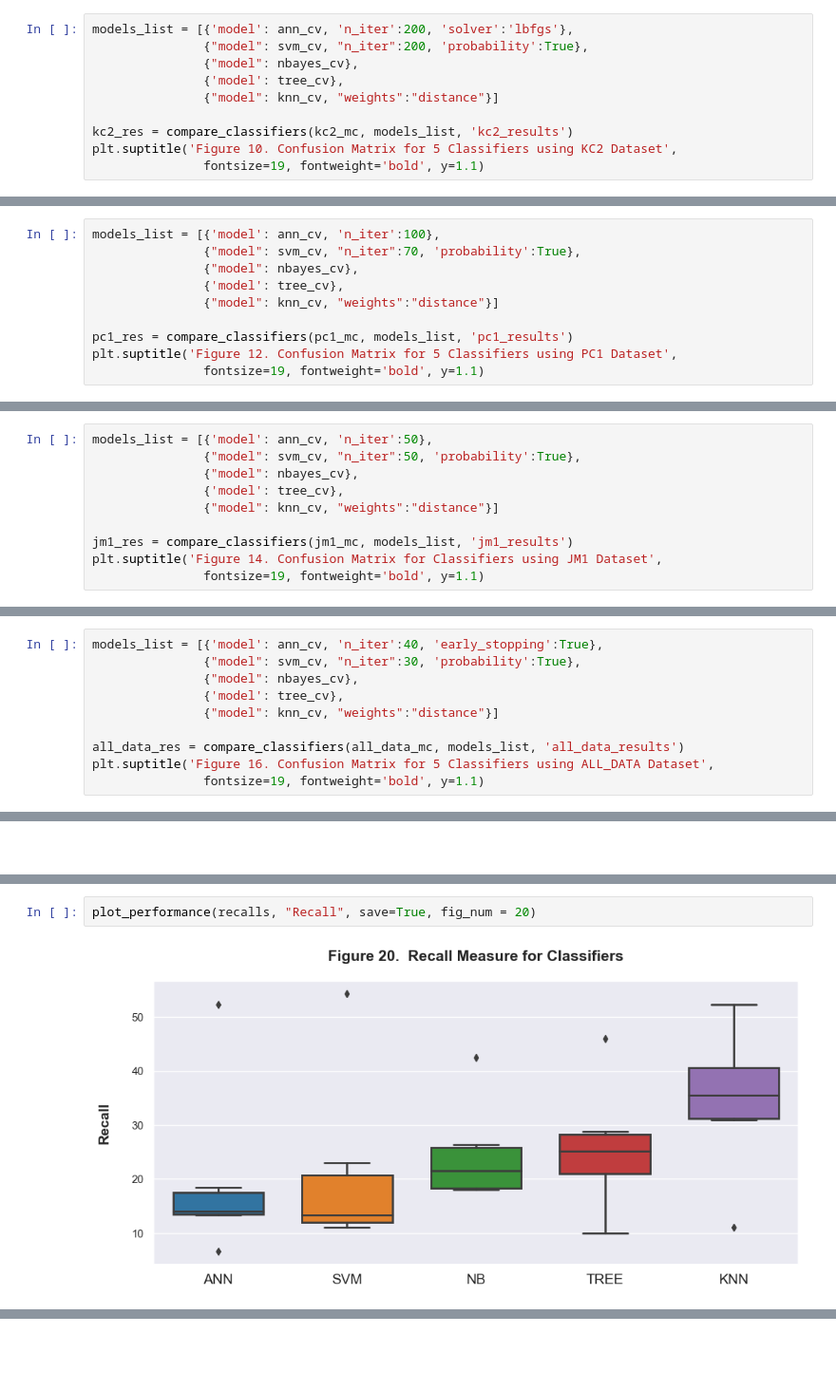
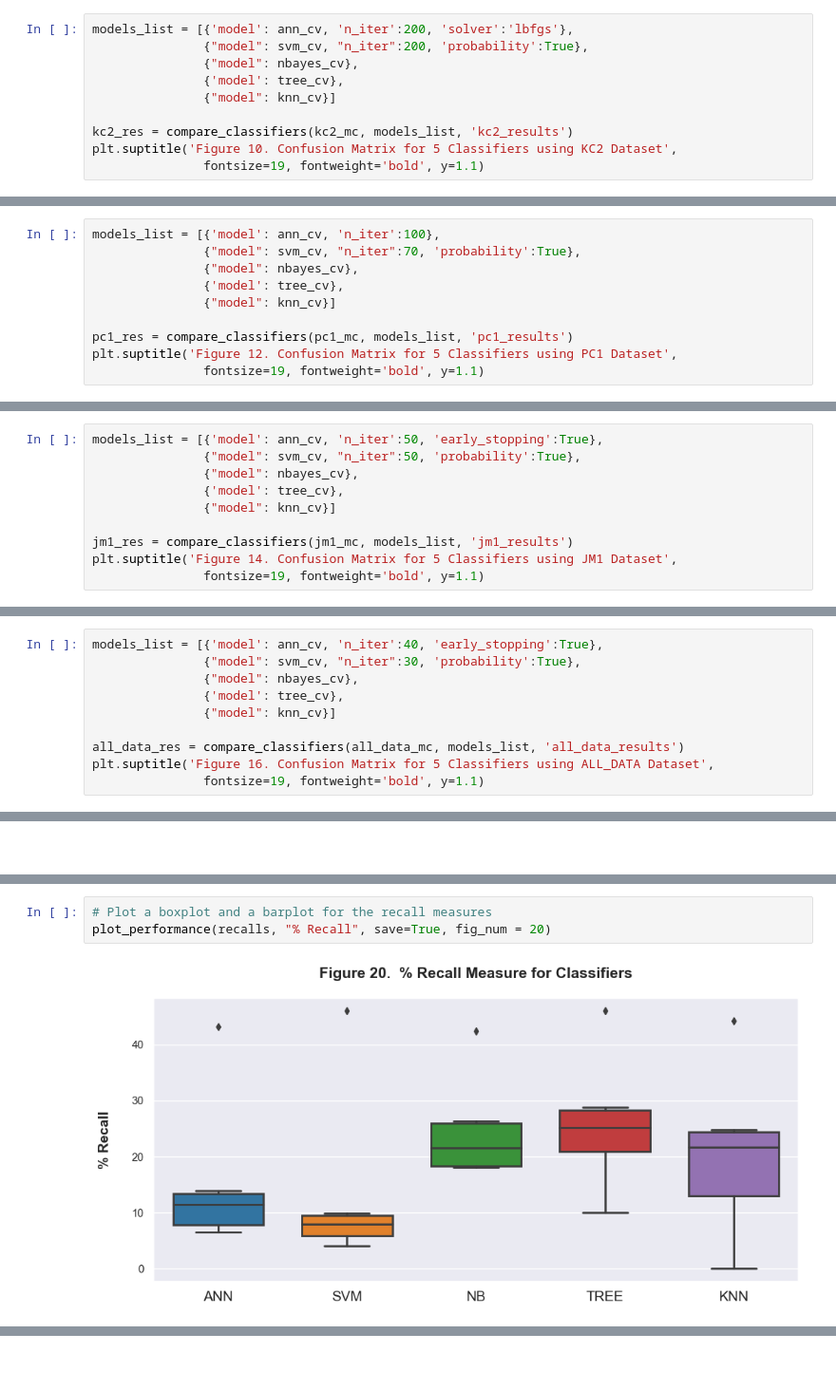
Before and after one commit to zurlog/MLDS_PR104, a Jupyter notebook: scripts/pr104.ipynb, the cells around one changed output, grey strips where cells are left out. Shown at 95% size. Saved outputs shown, nothing was run; the diff lists cells and outputs as text.

```diff
--- a/scripts/pr104.ipynb
+++ b/scripts/pr104.ipynb
@@ -431,7 +446,7 @@ models_list = [{'model': ann_cv, 'n_iter':200, 'solver':'lbfgs'},
                {"model": svm_cv, "n_iter":200, 'probability':True},
                {"model": nbayes_cv},
                {'model': tree_cv},
-               {"model": knn_cv, "weights":"distance"}]
+               {"model": knn_cv}]
 
 kc2_res = compare_classifiers(kc2_mc, models_list, 'kc2_results')
 plt.suptitle('Figure 10. Confusion Matrix for 5 Classifiers using KC2 Dataset',
@@ -453,7 +468,7 @@ models_list = [{'model': ann_cv, 'n_iter':100},
                {"model": svm_cv, "n_iter":70, 'probability':True},
                {"model": nbayes_cv},
                {'model': tree_cv},
-               {"model": knn_cv, "weights":"distance"}]
+               {"model": knn_cv}]
 
 pc1_res = compare_classifiers(pc1_mc, models_list, 'pc1_results')
 plt.suptitle('Figure 12. Confusion Matrix for 5 Classifiers using PC1 Dataset',
@@ -471,13 +486,13 @@ save_fig('pc1_roc')
 # %% [markdown]
 ## 5️⃣ JM1 <a class='anchor' id='jm1'></a>
 # %%
-models_list = [{'model': ann_cv, 'n_iter':50},
+models_list = [{'model': ann_cv, 'n_iter':50, 'early_stopping':True},
                {"model": svm_cv, "n_iter":50, 'probability':True},
                {"model": nbayes_cv},
                {'model': tree_cv},
-               {"model": knn_cv, "weights":"distance"}]
+               {"model": knn_cv}]
 
 jm1_res = compare_classifiers(jm1_mc, models_list, 'jm1_results')
-plt.suptitle('Figure 14. Confusion Matrix for Classifiers using JM1 Dataset',
+plt.suptitle('Figure 14. Confusion Matrix for 5 Classifiers using JM1 Dataset',
                fontsize=19, fontweight='bold', y=1.1)
 # %% [output]
@@ -497,7 +512,7 @@ models_list = [{'model': ann_cv, 'n_iter':40, 'early_stopping':True},
                {"model": svm_cv, "n_iter":30, 'probability':True},
                {"model": nbayes_cv},
                {'model': tree_cv},
-               {"model": knn_cv, "weights":"distance"}]
+               {"model": knn_cv}]
 
 all_data_res = compare_classifiers(all_data_mc, models_list, 'all_data_results')
 plt.suptitle('Figure 16. Confusion Matrix for 5 Classifiers using ALL_DATA Dataset',
@@ -566,4 +597,5 @@ Table 4. Correctly Classified Buggy Instances (%)
 # %%
-plot_performance(recalls, "Recall", save=True, fig_num = 20)
+# Plot a boxplot and a barplot for the recall measures
+plot_performance(recalls, "% Recall", save=True, fig_num = 20)
 # %% [output]
-[figure, old version]
+[figure, new version]
```
Also changed, not shown: parts of 42 cells of this notebook, 51 other files.
